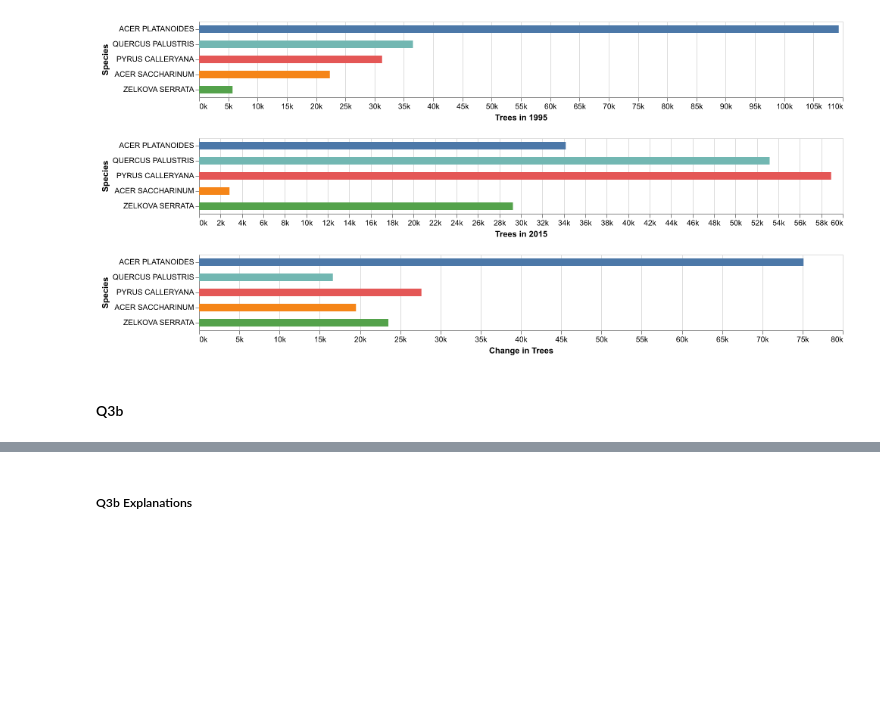
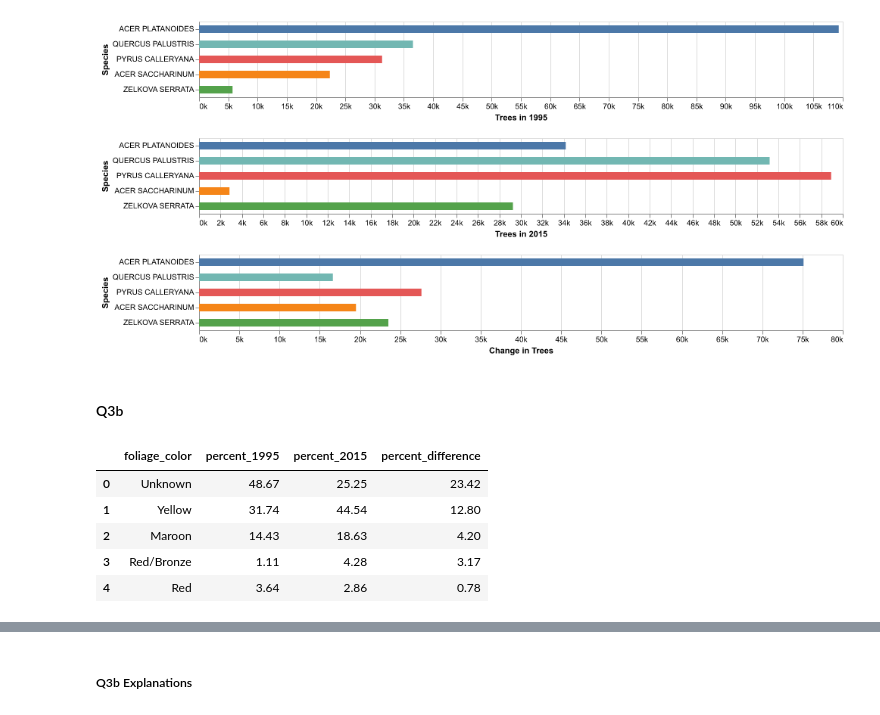
Before and after one commit to NathanP23/Big-Data-Mining-52002, a Jupyter notebook: MidTerm/MidTerm_52002_2024_25.ipynb, the cells around one changed output, grey strips where cells are left out. Drawn from its saved outputs; the diff is of its cells as text; code cells hidden in the pictures; blank space fills up the shorter version.

Commit message:
answered 4a

```diff
--- a/MidTerm/MidTerm_52002_2024_25.ipynb
+++ b/MidTerm/MidTerm_52002_2024_25.ipynb
@@ -513,4 +521,73 @@ chart1 & chart2 & chart3
 #### Q3b
 # %%
 # 3b)
-# Your answer here:
+query3b = """
+WITH tree_species AS (
+  SELECT
+    UPPER(species_scientific_name) AS species,
+    fall_color AS foliage_color
+  FROM `bigquery-public-data.new_york_trees.tree_species`
+),
+census_1995 AS (
+  SELECT
+    UPPER(spc_latin) AS species_1995,
+    COUNT(*) AS trees_1995
+  FROM `bigquery-public-data.new_york_trees.tree_census_1995`
+  GROUP BY species_1995
+),
+census_2015 AS (
+  SELECT
+    UPPER(spc_latin) AS species_2015,
+    COUNT(*) AS trees_2015
+  FROM `bigquery-public-data.new_york_trees.tree_census_2015`
+  GROUP BY species_2015
+),
+merged_1995 AS (
+  SELECT
+    COALESCE(ts.foliage_color, "Unknown") AS foliage_color,
+    SUM(c1995.trees_1995) AS total_trees_1995
+  FROM census_1995 c1995
+  LEFT JOIN tree_species ts
+    ON EDIT_DISTANCE(c1995.species_1995, ts.species) <= 2
+  GROUP BY foliage_color
+),
+merged_2015 AS (
+  SELECT
+    COALESCE(ts.foliage_color, "Unknown") AS foliage_color,
+    SUM(c2015.trees_2015) AS total_trees_2015
+  FROM census_2015 c2015
+  LEFT JOIN tree_species ts
+    ON EDIT_DISTANCE(c2015.species_2015, ts.species) <= 2
+  GROUP BY foliage_color
+),
+percentages AS (
+  SELECT
+    COALESCE(m1995.foliage_color, m2015.foliage_color) AS foliage_color,
+    ROUND(SAFE_DIVIDE(m1995.total_trees_1995, SUM(m1995.total_trees_1995) OVER()) * 100, 2) AS percent_1995,
+    ROUND(SAFE_DIVIDE(m2015.total_trees_2015, SUM(m2015.total_trees_2015) OVER()) * 100, 2) AS percent_2015
+  FROM merged_1995 m1995
+  FULL OUTER JOIN merged_2015 m2015
+    ON m1995.foliage_color = m2015.foliage_color
+)
+SELECT
+  foliage_color,
+  percent_1995,
+  percent_2015,
+  ROUND(ABS(percent_1995 - percent_2015), 2) AS percent_difference
+FROM percentages
+ORDER BY percent_difference DESC
+"""
+
+# Execute the query
+query_job3b = client.query(query3b)
+df3b = query_job3b.result().to_dataframe()
+
+# Display the results
+df3b.head()
+# %% [output]
+|  | foliage_color | percent_1995 | percent_2015 | percent_difference |
+| 0 | Unknown | 48.67 | 25.25 | 23.42 |
+| 1 | Yellow | 31.74 | 44.54 | 12.80 |
+| 2 | Maroon | 14.43 | 18.63 | 4.20 |
+| 3 | Red/Bronze | 1.11 | 4.28 | 3.17 |
+| 4 | Red | 3.64 | 2.86 | 0.78 |
```
Also changed, not shown: parts of 14 cells of this notebook.
